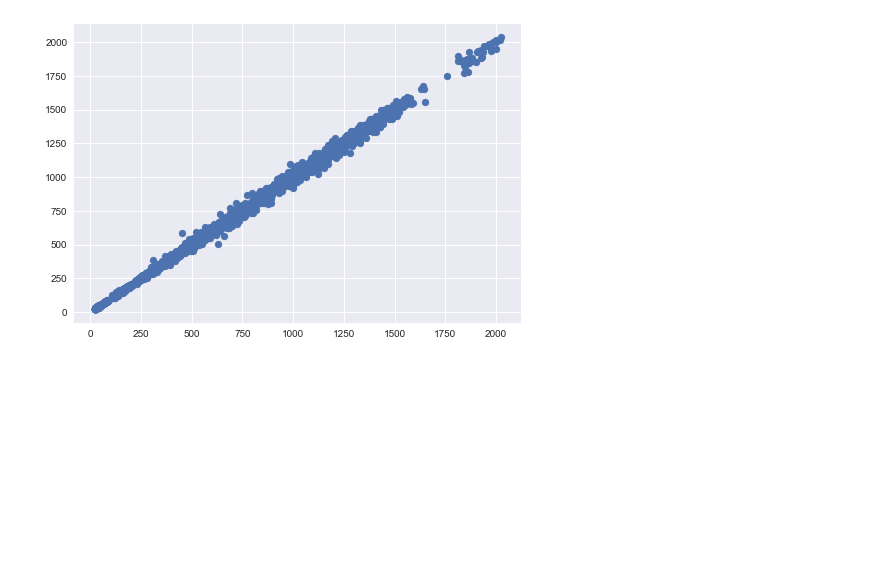
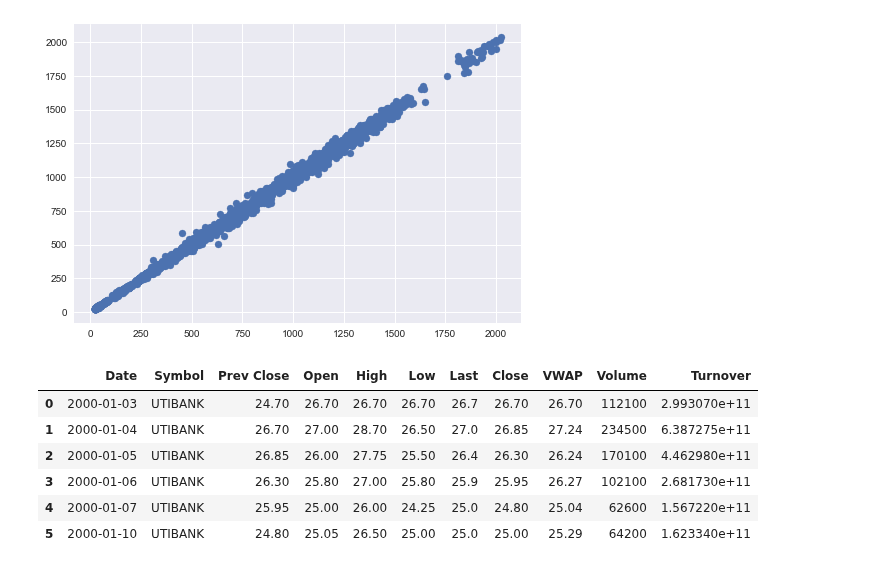
Before and after one commit to taniya25/Stock-Market-Price-Prediction, a Jupyter notebook: stock-prediction.ipynb, the cells around one changed output. Saved outputs shown, nothing was run; the diff lists cells and outputs as text; code cells hidden in the pictures; blank space fills up the shorter version.

```diff
--- a/stock-prediction.ipynb
+++ b/stock-prediction.ipynb
@@ -72,0 +76,10 @@ print(len(X_test))
+# %%
+data.head(6)
+# %% [output]
+|  | Date | Symbol | Prev Close | Open | High | Low | Last | Close | VWAP | Volume | Turnover |
+| 0 | 2000-01-03 | UTIBANK | 24.70 | 26.70 | 26.70 | 26.70 | 26.7 | 26.70 | 26.70 | 112100 | 2.993070e+11 |
+| 1 | 2000-01-04 | UTIBANK | 26.70 | 27.00 | 28.70 | 26.50 | 27.0 | 26.85 | 27.24 | 234500 | 6.387275e+11 |
+| 2 | 2000-01-05 | UTIBANK | 26.85 | 26.00 | 27.75 | 25.50 | 26.4 | 26.30 | 26.24 | 170100 | 4.462980e+11 |
+| 3 | 2000-01-06 | UTIBANK | 26.30 | 25.80 | 27.00 | 25.80 | 25.9 | 25.95 | 26.27 | 102100 | 2.681730e+11 |
+| 4 | 2000-01-07 | UTIBANK | 25.95 | 25.00 | 26.00 | 24.25 | 25.0 | 24.80 | 25.04 | 62600 | 1.567220e+11 |
+| 5 | 2000-01-10 | UTIBANK | 24.80 | 25.05 | 26.50 | 25.00 | 25.0 | 25.00 | 25.29 | 64200 | 1.623340e+11 |
```
Also changed, not shown: parts of 3 cells of this notebook.
